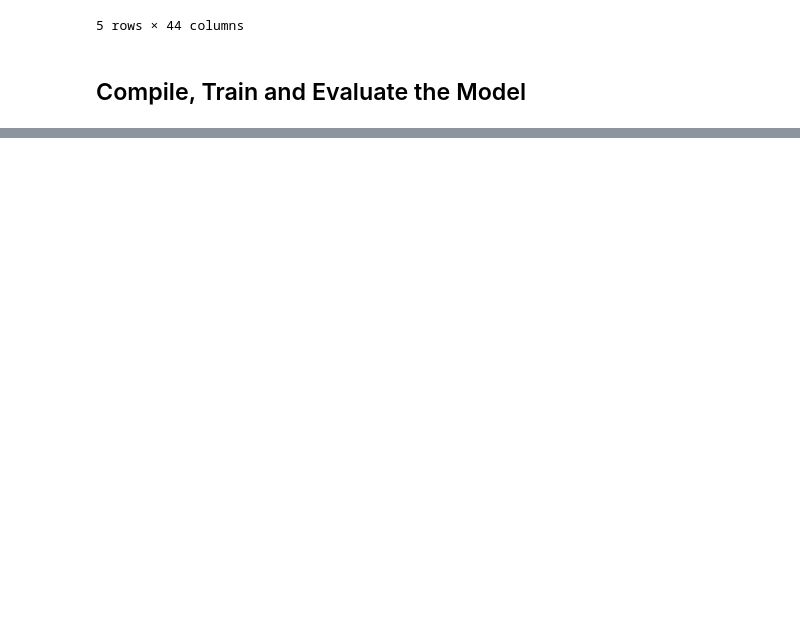
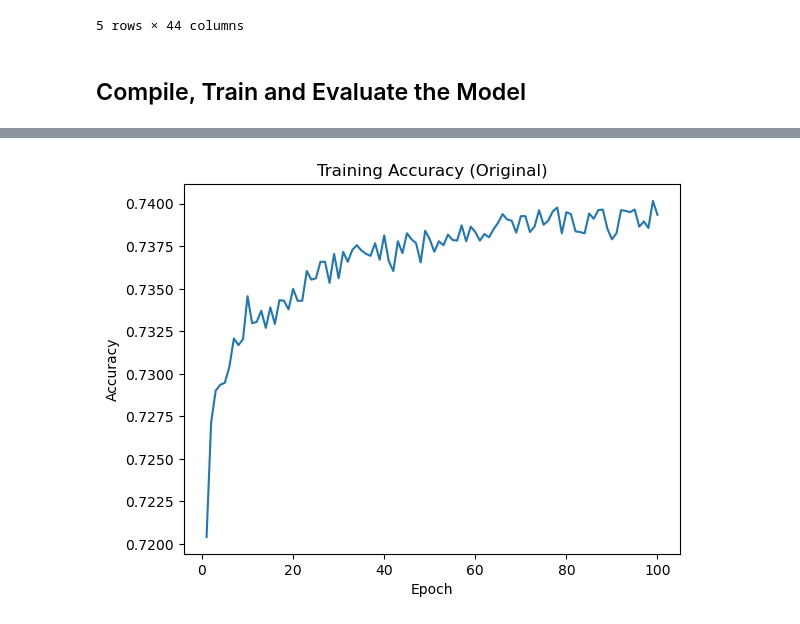
Before and after one commit to siobyrne/deep-learning-challenge, a Jupyter notebook: alphabet-soup.ipynb, the cells around one changed output, grey strips where cells are left out. Drawn from its saved outputs; the diff is of its cells as text; code cells hidden in the pictures; blank space fills up the shorter version.

```diff
--- a/alphabet-soup.ipynb
+++ b/alphabet-soup.ipynb
@@ -270,0 +288,12 @@ nn.save('alphabet-soup.h5')
+# %%
+# create accuracy plot
+plt.plot(training_df["accuracy"])
+plt.title("Training Accuracy (Original)")
+plt.xlabel("Epoch")
+plt.ylabel("Accuracy")
+
+# save and display
+plt.savefig("./images/accuracy-original.png")
+plt.show()
+# %% [output]
+[figure, added]
```
Also changed, not shown: parts of 5 cells of this notebook, 1 other file.
